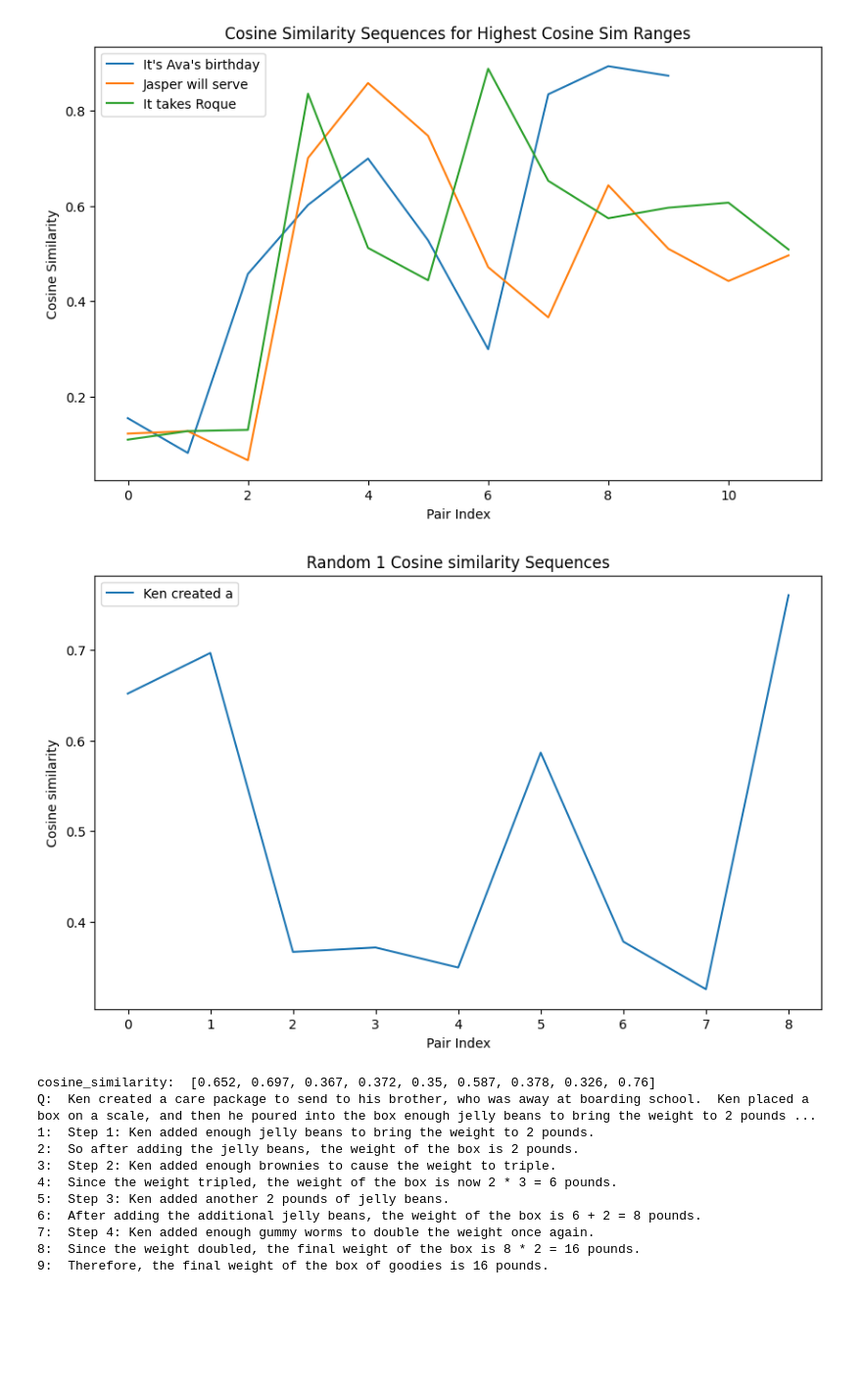
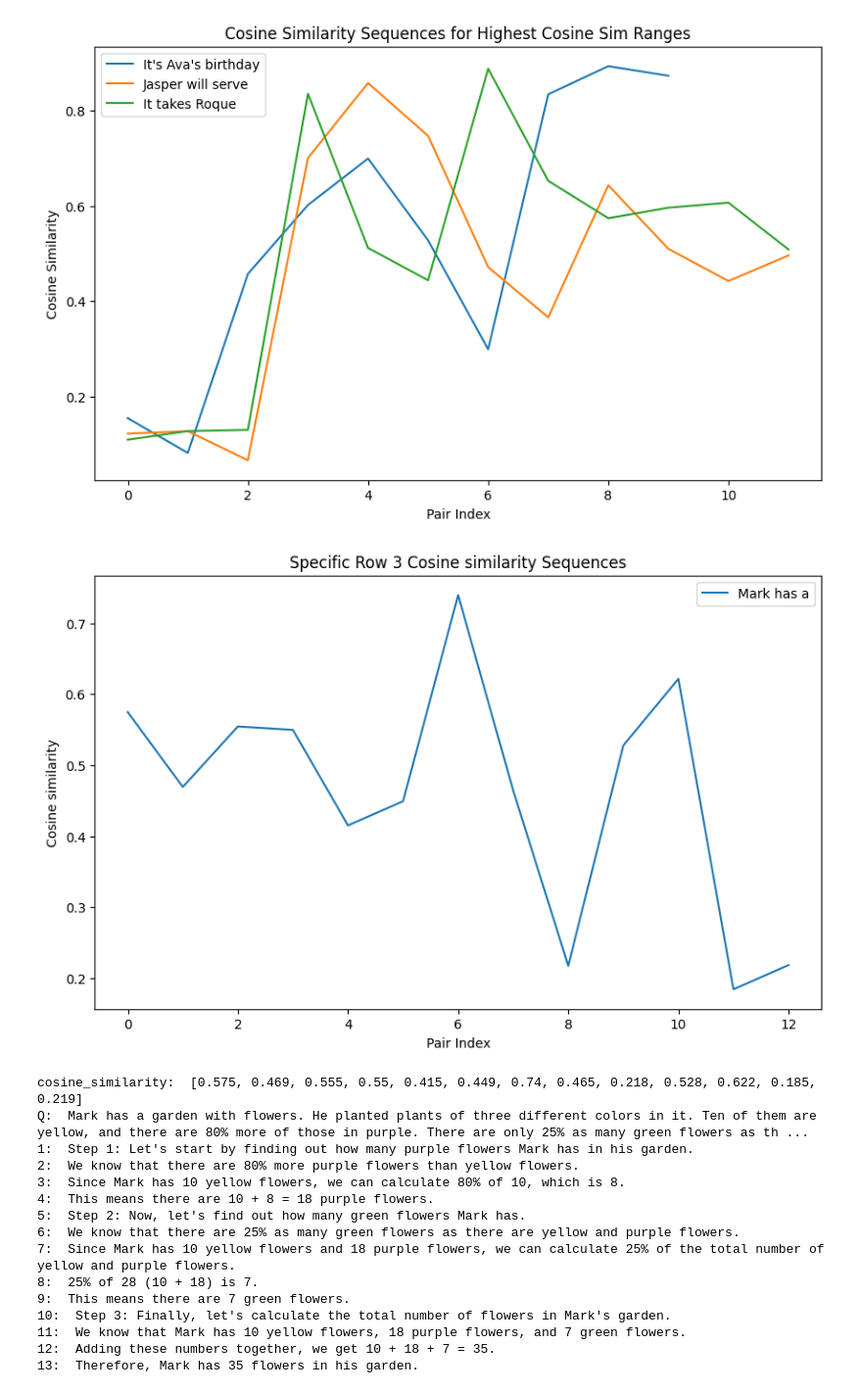
Before and after one commit to vivekvajipey/reasoning-topics, a Jupyter notebook: embeddings/metric_compute.ipynb, the cells around one changed output. Shown: that part at 98% size. Cells and saved outputs as stored; diff of their text form; code cells hidden in the pictures; blank space fills up the shorter version.

Commit message:
Locality exploration: adjacent vs random

```diff
--- a/embeddings/metric_compute.ipynb
+++ b/embeddings/metric_compute.ipynb
@@ -8,10 +8,7 @@ def compute_metrics(embeddings):
         'euclidean_distance': [],
         'manhattan_distance': [],
         'chebyshev_distance': [],
-        # 'jaccard_similarity': [], # Uncomment if you have a set representation
-        'correlation_coefficient': [],
         # 'mahalanobis_distance': [],
-        # 'sequential_dependency': [], # Uncomment if implementing
     }
 
     for i in range(len(embeddings) - 1):
@@ -23,7 +20,6 @@ def compute_metrics(embeddings):
         euclidean_dist = distance.euclidean(emb1, emb2)
         manhattan_dist = distance.cityblock(emb1, emb2)
         chebyshev_dist = distance.chebyshev(emb1, emb2)
-        correlation_coeff = np.corrcoef(emb1, emb2)[0, 1]
         # Computing Mahalanobis distance requires the covariance matrix of the data
         # cov_matrix = np.cov(embeddings, rowvar=False)
         # inv_cov_matrix = np.linalg.inv(cov_matrix)
@@ -33,7 +29,6 @@ def compute_metrics(embeddings):
         metrics['euclidean_distance'].append(euclidean_dist)
         metrics['manhattan_distance'].append(manhattan_dist)
         metrics['chebyshev_distance'].append(chebyshev_dist)
-        metrics['correlation_coefficient'].append(correlation_coeff)
         # metrics['mahalanobis_distance'].append(mahalanobis_dist)
 
     return metrics
@@ -275,17 +272,21 @@ def plot_metric(df, metric_name, n=3, normalize=False, random_sample=False, prin
                     print(f'{i}: ', row['Original_Text'][i])
             print()
 # %%
-plot_metric(df, 'cosine_similarity', n=1, random_sample=True, print_orig=True)
+plot_metric(df, 'cosine_similarity', n=3, random_sample=False, row_index=5, print_orig=True)
 # %% [output]
-[figure, old version]
+[figure, new version]
-cosine_similarity:  [0.652, 0.697, 0.367, 0.372, 0.35, 0.587, 0.378, 0.326, 0.76]
-Q:  Ken created a care package to send to his brother, who was away at boarding school.  Ken placed a box on a scale, and then he poured into the box enough jelly beans to bring the weight to 2 pounds ...
-1:  Step 1: Ken added enough jelly beans to bring the weight to 2 pounds.
-2:  So after adding the jelly beans, the weight of the box is 2 pounds.
-3:  Step 2: Ken added enough brownies to cause the weight to triple.
-4:  Since the weight tripled, the weight of the box is now 2 * 3 = 6 pounds.
-5:  Step 3: Ken added another 2 pounds of jelly beans.
-6:  After adding the additional jelly beans, the weight of the box is 6 + 2 = 8 pounds.
-7:  Step 4: Ken added enough gummy worms to double the weight once again.
-8:  Since the weight doubled, the final weight of the box is 8 * 2 = 16 pounds.
-9:  Therefore, the final weight of the box of goodies is 16 pounds.
+cosine_similarity:  [0.575, 0.469, 0.555, 0.55, 0.415, 0.449, 0.74, 0.465, 0.218, 0.528, 0.622, 0.185, 0.219]
+Q:  Mark has a garden with flowers. He planted plants of three different colors in it. Ten of them are yellow, and there are 80% more of those in purple. There are only 25% as many green flowers as th ...
+1:  Step 1: Let's start by finding out how many purple flowers Mark has in his garden.
+2:  We know that there are 80% more purple flowers than yellow flowers.
+3:  Since Mark has 10 yellow flowers, we can calculate 80% of 10, which is 8.
+4:  This means there are 10 + 8 = 18 purple flowers.
+5:  Step 2: Now, let's find out how many green flowers Mark has.
+6:  We know that there are 25% as many green flowers as there are yellow and purple flowers.
+7:  Since Mark has 10 yellow flowers and 18 purple flowers, we can calculate 25% of the total number of yellow and purple flowers.
+8:  25% of 28 (10 + 18) is 7.
+9:  This means there are 7 green flowers.
+10:  Step 3: Finally, let's calculate the total number of flowers in Mark's garden.
+11:  We know that Mark has 10 yellow flowers, 18 purple flowers, and 7 green flowers.
+12:  Adding these numbers together, we get 10 + 18 + 7 = 35.
+13:  Therefore, Mark has 35 flowers in his garden.
```
Also changed, not shown: parts of 2 cells of this notebook, 6 other files.
